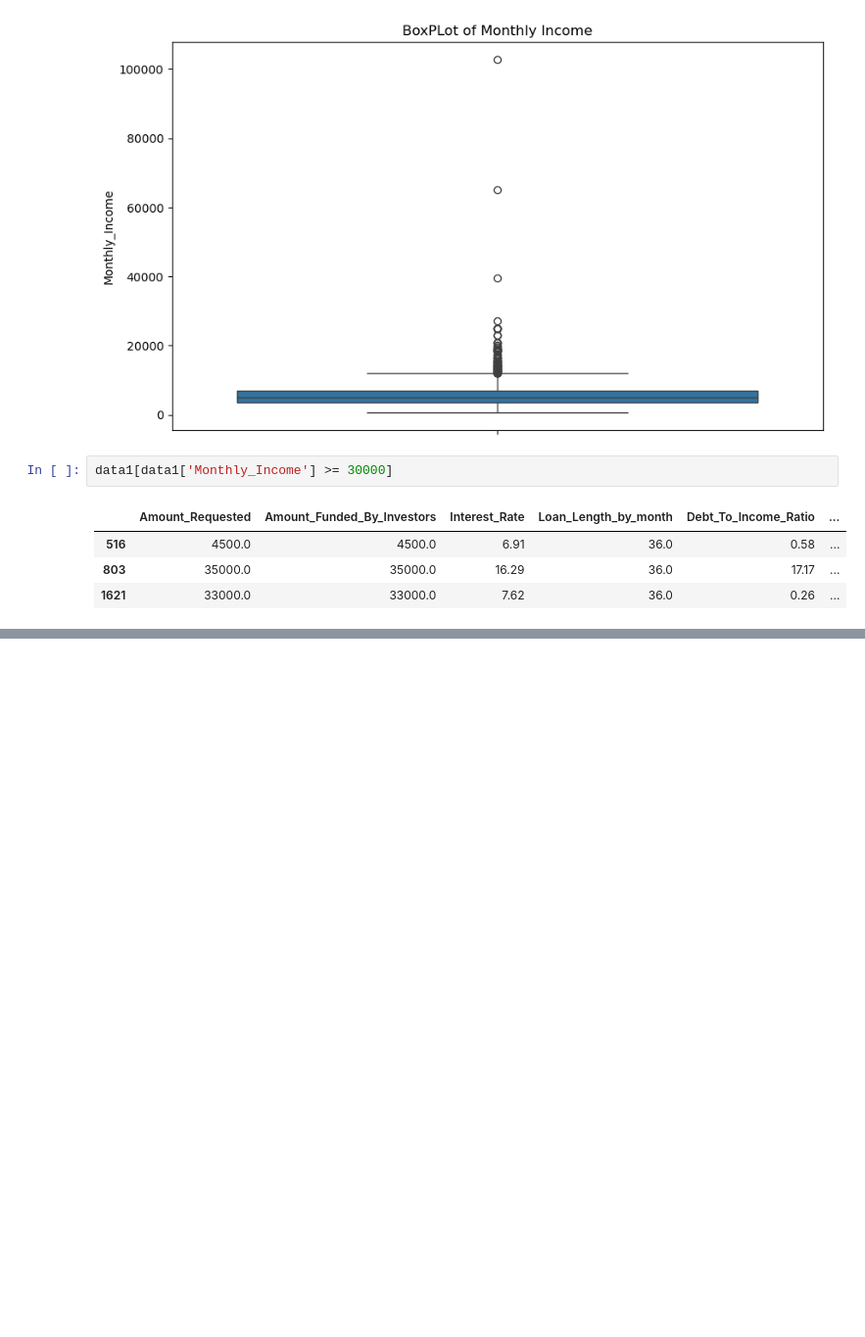
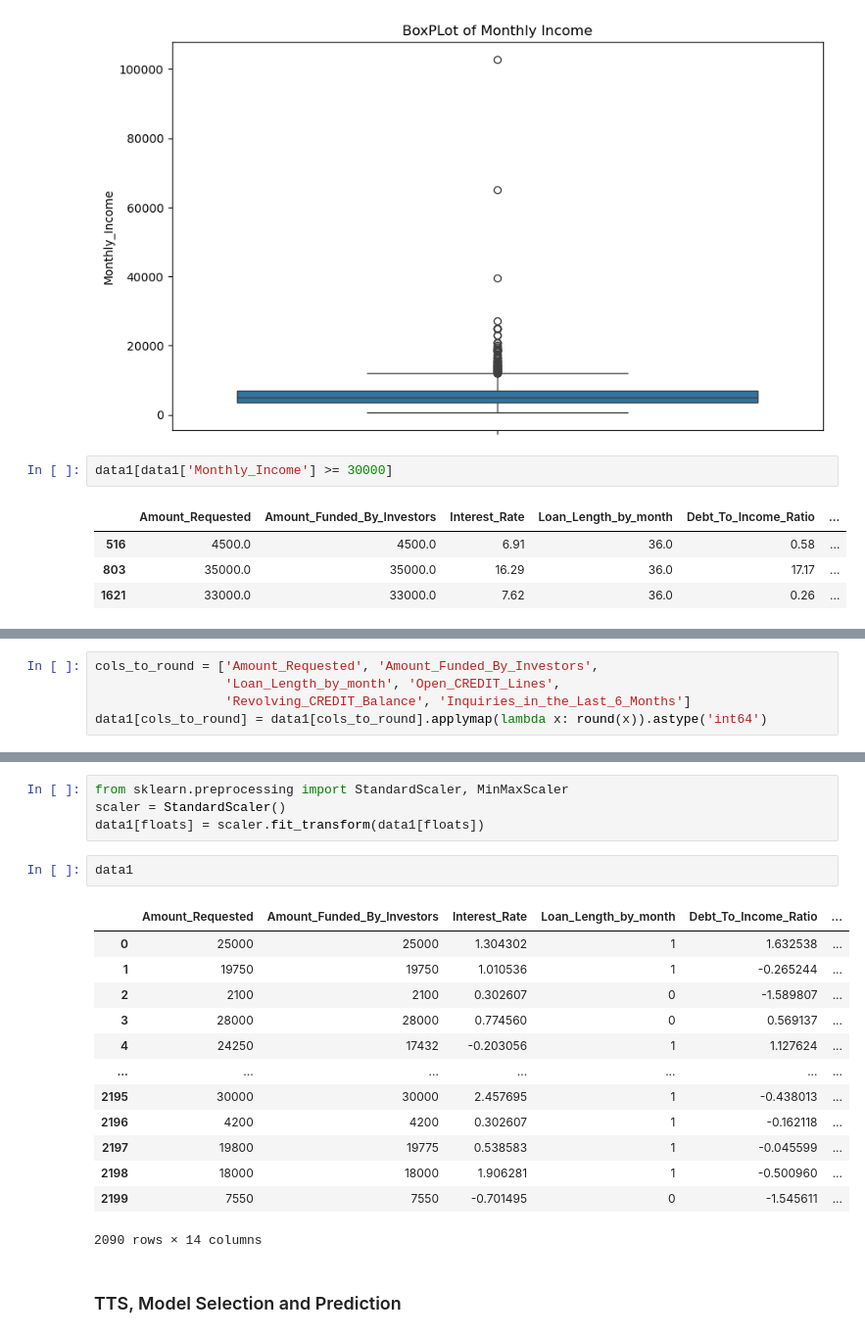
Before and after one commit to fudge-fantastic/Machine-Learning, a Jupyter notebook: Loan_Interest_Prediction/Loan_Interest_Prediction.ipynb, the cells around one changed output, grey strips where cells are left out. Shown at 98% size. Cells and saved outputs as stored; diff of their text form; blank space fills up the shorter version.

```diff
--- a/Loan_Interest_Prediction/Loan_Interest_Prediction.ipynb
+++ b/Loan_Interest_Prediction/Loan_Interest_Prediction.ipynb
@@ -651,0 +723,5 @@ data1[data1['Monthly_Income'] >= 30000]
+# %%
+cols_to_round = ['Amount_Requested', 'Amount_Funded_By_Investors',
+                 'Loan_Length_by_month', 'Open_CREDIT_Lines',
+                 'Revolving_CREDIT_Balance', 'Inquiries_in_the_Last_6_Months']
+data1[cols_to_round] = data1[cols_to_round].applymap(lambda x: round(x)).astype('int64')
@@ -651,0 +737,22 @@ data1[data1['Monthly_Income'] >= 30000]
+# %%
+from sklearn.preprocessing import StandardScaler, MinMaxScaler
+scaler = StandardScaler()
+data1[floats] = scaler.fit_transform(data1[floats])
+# %%
+data1
+# %% [output]
+|  | Amount_Requested | Amount_Funded_By_Investors | Interest_Rate | Loan_Length_by_month | Debt_To_Income_Ratio | ... |
+| 0 | 25000 | 25000 | 1.304302 | 1 | 1.632538 | ... |
+| 1 | 19750 | 19750 | 1.010536 | 1 | -0.265244 | ... |
+| 2 | 2100 | 2100 | 0.302607 | 0 | -1.589807 | ... |
+| 3 | 28000 | 28000 | 0.774560 | 0 | 0.569137 | ... |
+| 4 | 24250 | 17432 | -0.203056 | 1 | 1.127624 | ... |
+| ... | ... | ... | ... | ... | ... | ... |
+| 2195 | 30000 | 30000 | 2.457695 | 1 | -0.438013 | ... |
+| 2196 | 4200 | 4200 | 0.302607 | 1 | -0.162118 | ... |
+| 2197 | 19800 | 19775 | 0.538583 | 1 | -0.045599 | ... |
+| 2198 | 18000 | 18000 | 1.906281 | 1 | -0.500960 | ... |
+| 2199 | 7550 | 7550 | -0.701495 | 0 | -1.545611 | ... |
+2090 rows × 14 columns
+# %% [markdown]
+### TTS, Model Selection and Prediction
```
Also changed, not shown: parts of 17 cells of this notebook.
